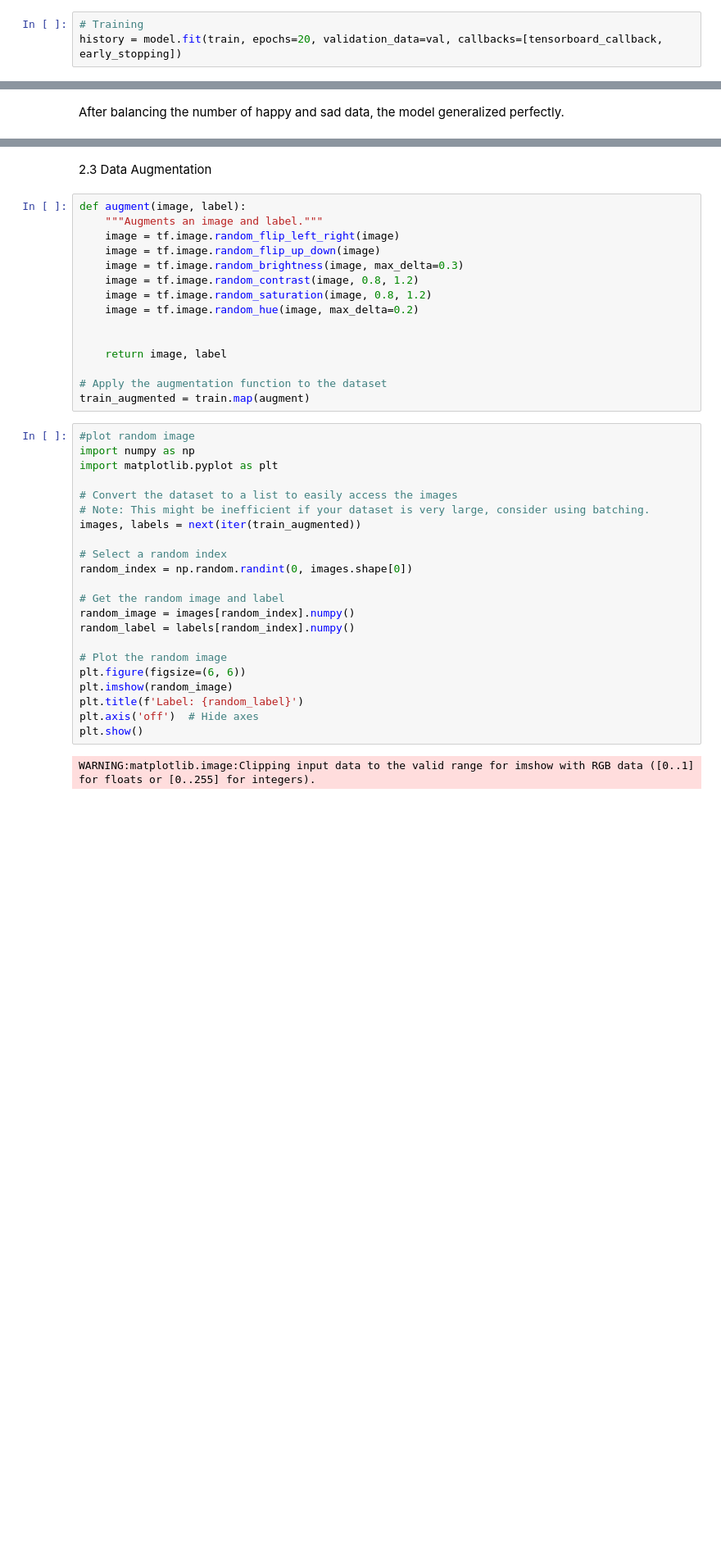
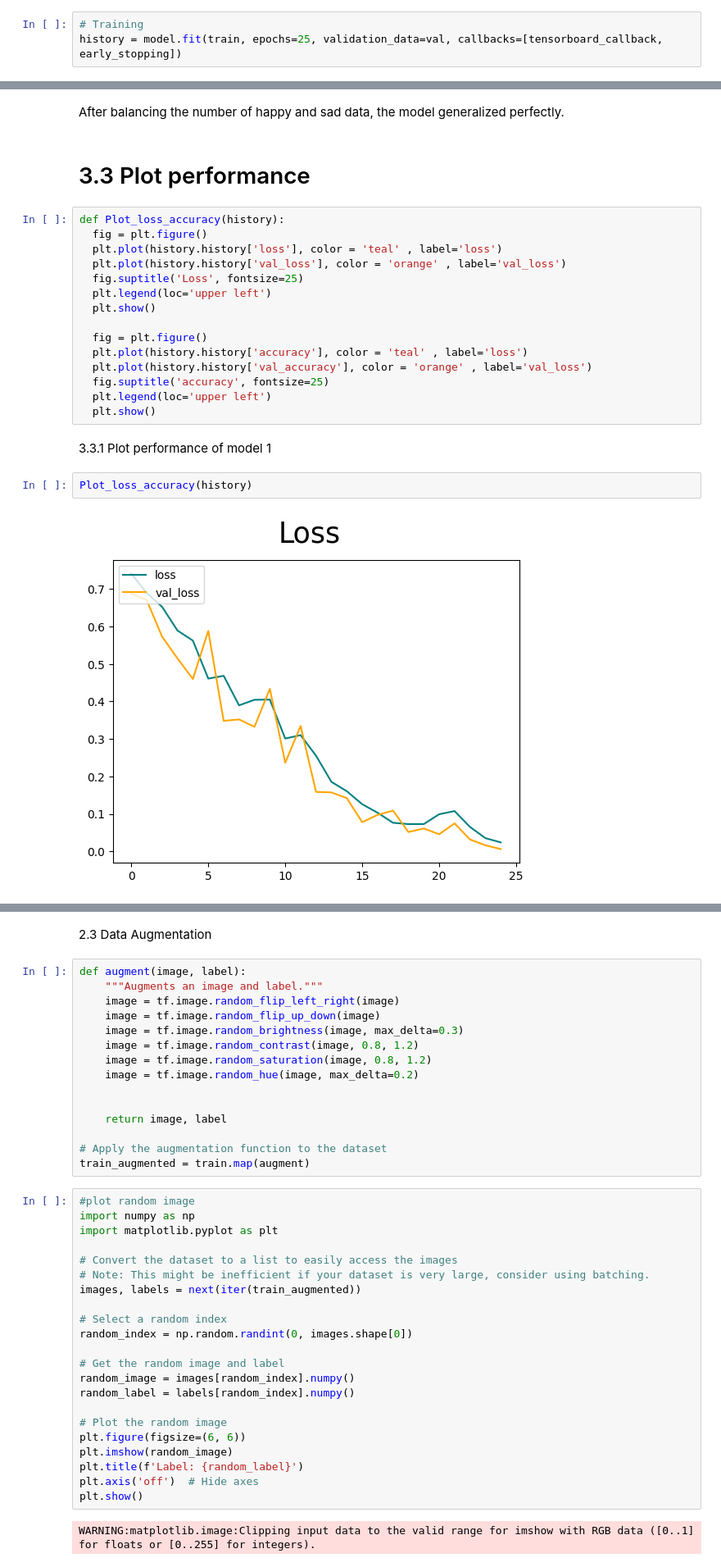
Before and after one commit to kibrus/Emotion-detector, a Jupyter notebook: CNN_Emotion_Image_Classifier.ipynb, the cells around one changed output, grey strips where cells are left out. Shown at 82% size. Saved outputs shown, nothing was run; the diff lists cells and outputs as text; blank space fills up the shorter version.

```diff
--- a/CNN_Emotion_Image_Classifier.ipynb
+++ b/CNN_Emotion_Image_Classifier.ipynb
@@ -347,5 +442,5 @@ tensorboard_callback = tf.keras.callbacks.TensorBoard(log_dir=logdir)
 early_stopping = EarlyStopping(monitor='val_loss', patience=4, restore_best_weights=True)
 # %%
 # Training
-history = model.fit(train, epochs=20, validation_data=val, callbacks=[tensorboard_callback, early_stopping])
+history = model.fit(train, epochs=25, validation_data=val, callbacks=[tensorboard_callback, early_stopping])
 # %% [output]
@@ -369,2 +464,25 @@ Epoch 20/20
 # %% [markdown]
 After balancing the number of happy and sad data, the model generalized perfectly.
+# %% [markdown]
+# 3.3 Plot performance
+# %%
+def Plot_loss_accuracy(history):
+  fig = plt.figure()
+  plt.plot(history.history['loss'], color = 'teal' , label='loss')
+  plt.plot(history.history['val_loss'], color = 'orange' , label='val_loss')
+  fig.suptitle('Loss', fontsize=25)
+  plt.legend(loc='upper left')
+  plt.show()
+
+  fig = plt.figure()
+  plt.plot(history.history['accuracy'], color = 'teal' , label='loss')
+  plt.plot(history.history['val_accuracy'], color = 'orange' , label='val_loss')
+  fig.suptitle('accuracy', fontsize=25)
+  plt.legend(loc='upper left')
+  plt.show()
+# %% [markdown]
+3.3.1 Plot performance of model 1
+# %%
+Plot_loss_accuracy(history)
+# %% [output]
+[figure, added]
```
Also changed, not shown: parts of 31 cells of this notebook.
